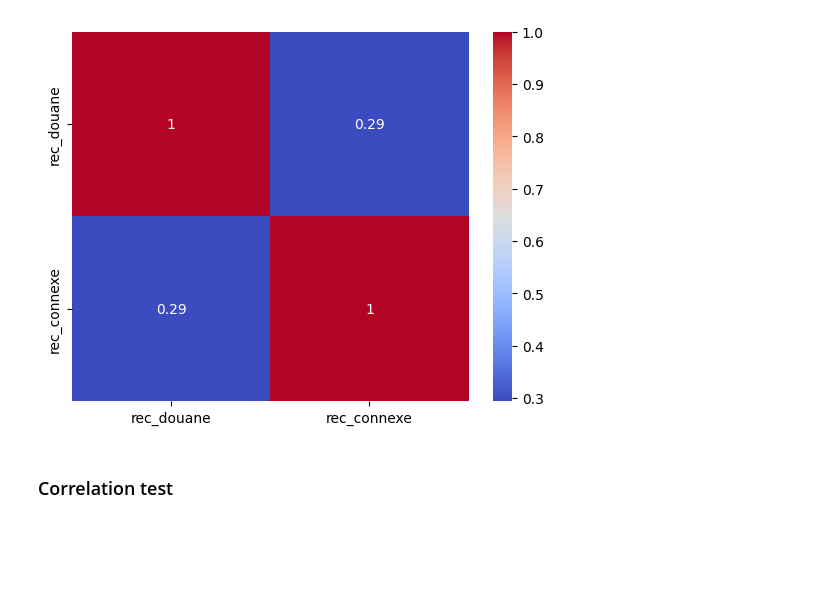
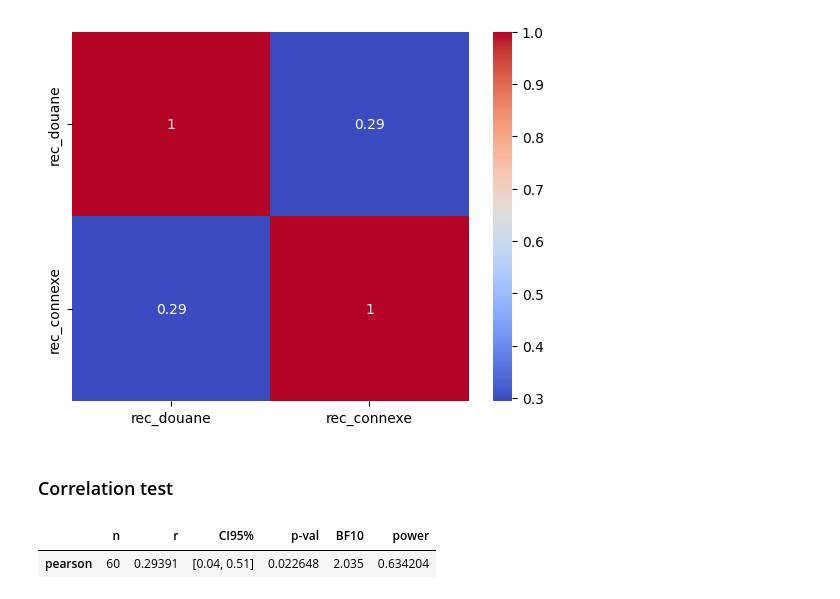
Before and after one commit to Pinto-Katende-Jonathan/SimpleDescriptiveStat, a Jupyter notebook: analyse.ipynb, the cells around one changed output. Drawn from its saved outputs; the diff is of its cells as text; code cells hidden in the pictures; blank space fills up the shorter version.

```diff
--- a/analyse.ipynb
+++ b/analyse.ipynb
@@ -652,0 +655,5 @@ sns.heatmap(df_copy.iloc[:,2:].corr(), annot=True, cmap='coolwarm')
+# %%
+pg.corr(x=df_copy.rec_douane, y=df_copy.rec_connexe)
+# %% [output]
+|  | n | r | CI95% | p-val | BF10 | power |
+| pearson | 60 | 0.29391 | [0.04, 0.51] | 0.022648 | 2.035 | 0.634204 |
```
Also changed, not shown: parts of 1 cell of this notebook.
